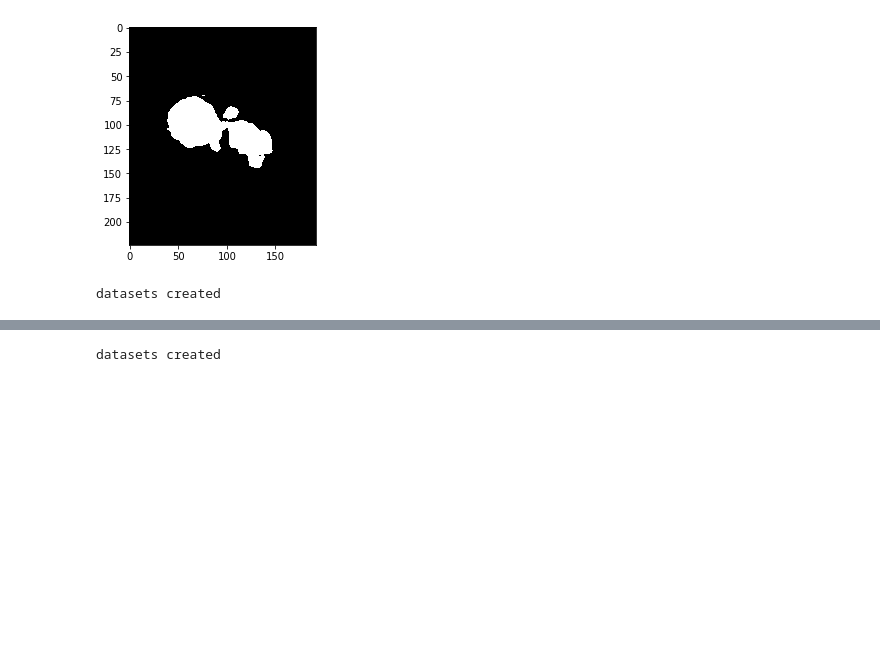
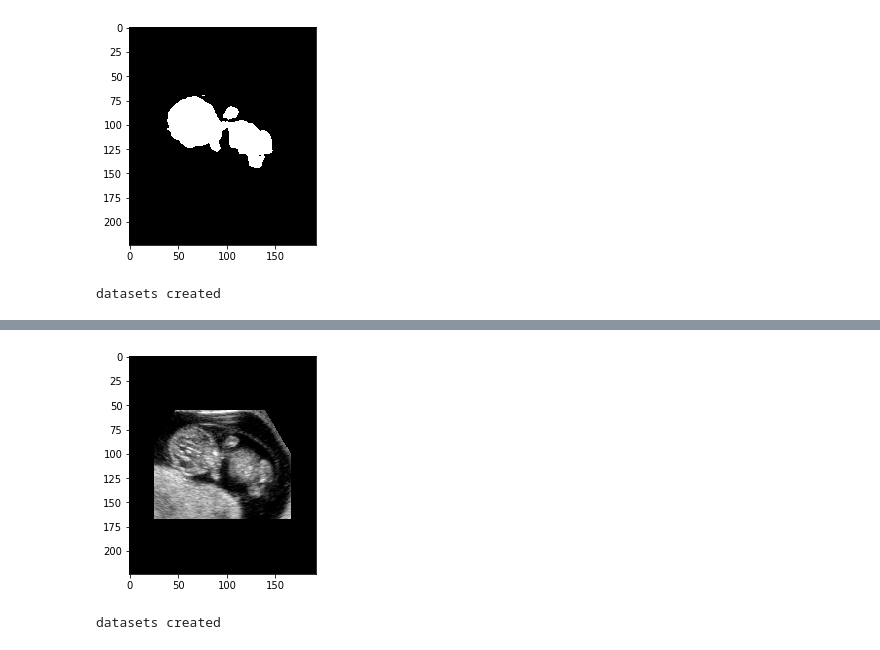
Before and after one commit to RomyM08/Thesis_fetus, a Jupyter notebook: phase3/1_convert_data.ipynb, the cells around one changed output, grey strips where cells are left out. Saved outputs shown, nothing was run; the diff lists cells and outputs as text; code cells hidden in the pictures; blank space fills up the shorter version.

```diff
--- a/phase3/1_convert_data.ipynb
+++ b/phase3/1_convert_data.ipynb
@@ -555 +600,8 @@ datasets created
+# %%
+# example image
+image = org_unet_images['dataset6_elu_org6']
+plt.imshow(np.squeeze(image[70]), cmap='gray')
+plt.show()
+# %% [output]
+[figure, added]
 # %%
```
Also changed, not shown: parts of 16 cells of this notebook.
